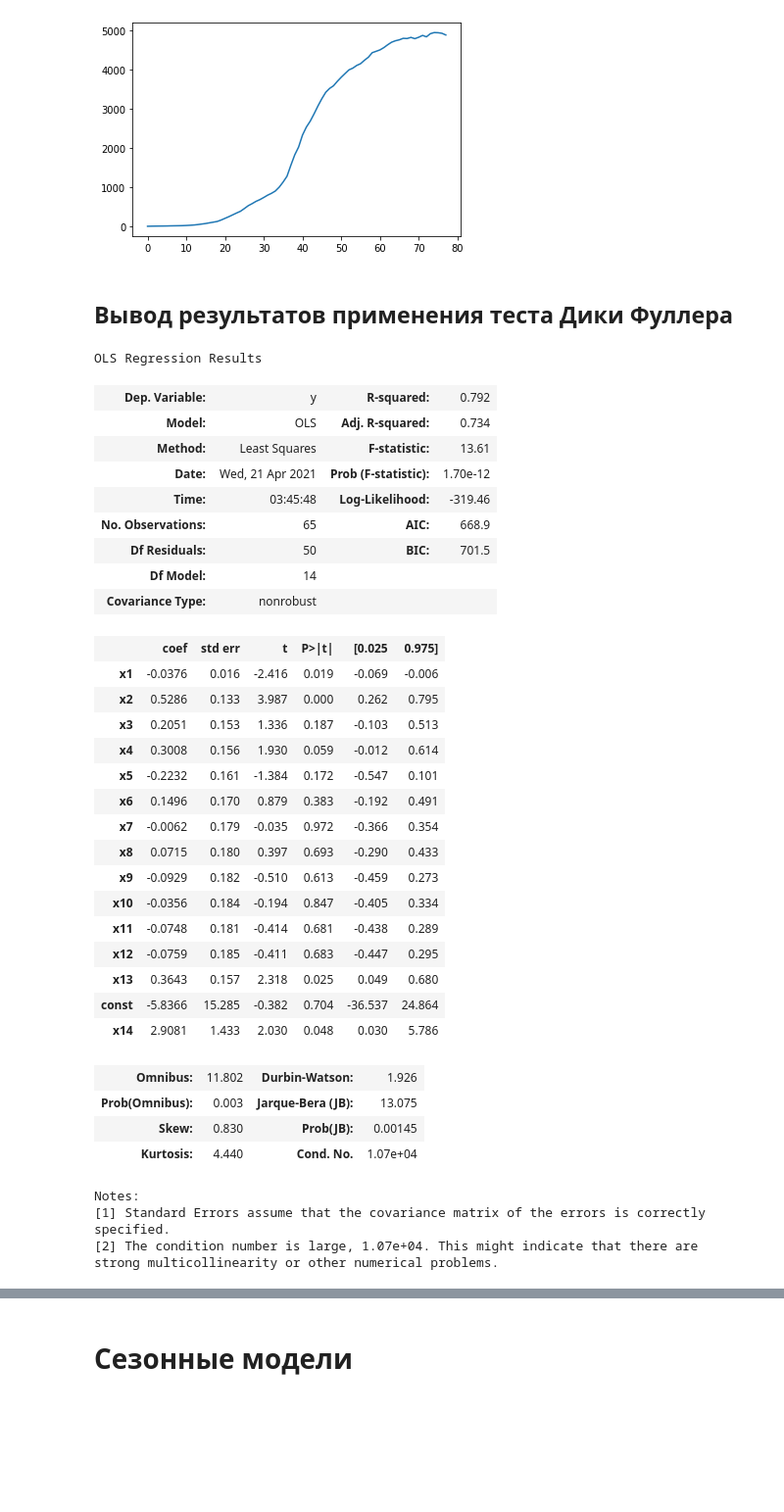
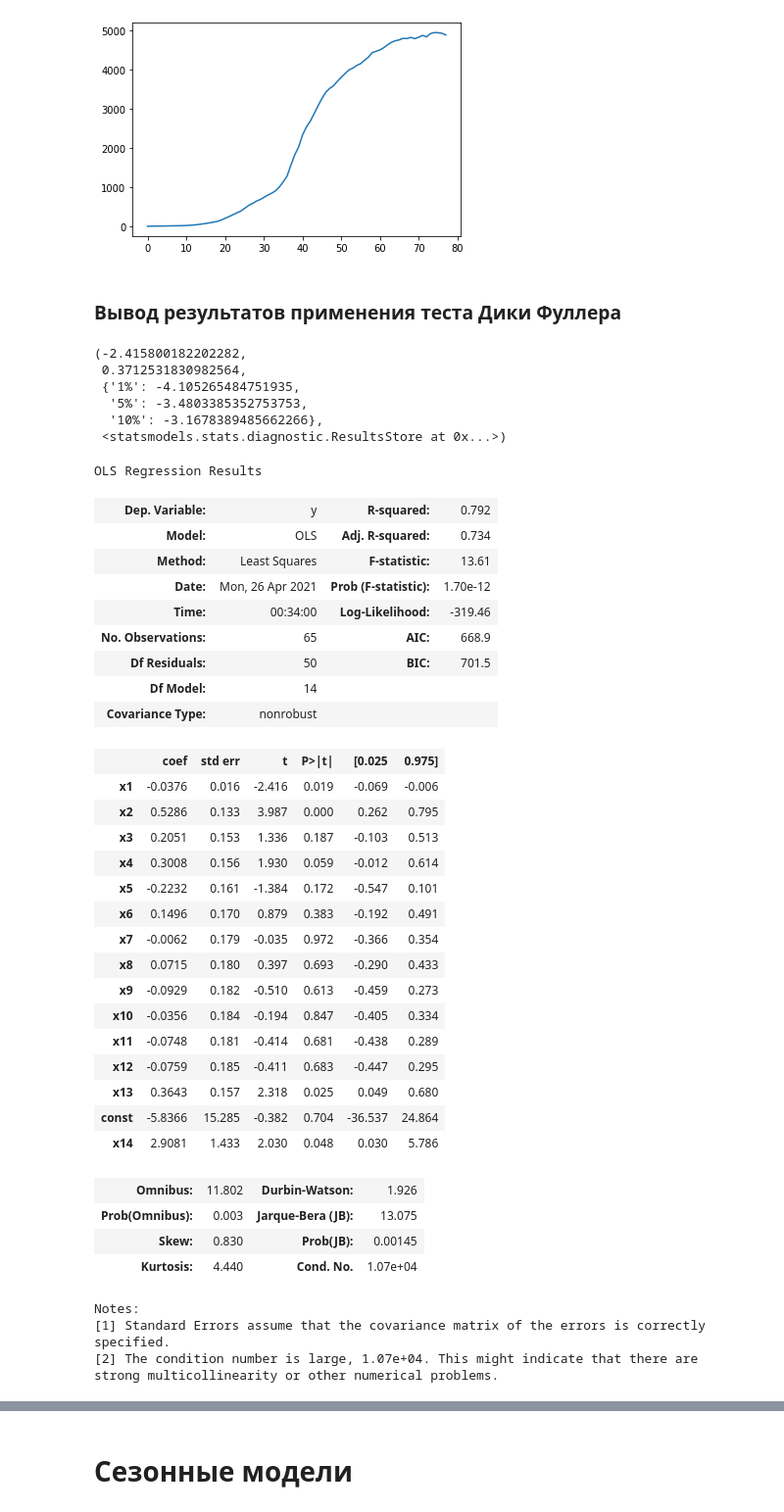
Before and after one commit to EkT1oN/tris, a Jupyter notebook: lab2.ipynb, the cells around one changed output, grey strips where cells are left out. Shown at 98% size. Cells and saved outputs as stored; diff of their text form; code cells hidden in the pictures; blank space fills up the shorter version.

```diff
--- a/lab2.ipynb
+++ b/lab2.ipynb
@@ -51,17 +50,24 @@ plt.plot(X)
 [<matplotlib.lines.Line2D at 0x...>]
 [figure]
 # %% [markdown]
-## Вывод результатов применения теста Дики Фуллера
+### Вывод результатов применения теста Дики Фуллера
 # %%
 result = adfuller(X, maxlag=None, regression='ct', autolag='t-stat', store=False, regresults=True)
+display(result)
 result[3].__dict__['resols'].summary()
 # %% [output]
-OLS Regression Results
+(-2.415800182202282,
+ 0.3712531830982564,
+ {'1%': -4.105265484751935,
+  '5%': -3.4803385352753753,
+  '10%': -3.1678389485662266},
+ <statsmodels.stats.diagnostic.ResultsStore at 0x...>)
+OLS Regression Results
 | Dep. Variable: | y | R-squared: | 0.792 |
 | Model: | OLS | Adj. R-squared: | 0.734 |
 | Method: | Least Squares | F-statistic: | 13.61 |
-| Date: | Wed, 21 Apr 2021 | Prob (F-statistic): | 1.70e-12 |
-| Time: | 03:45:48 | Log-Likelihood: | -319.46 |
+| Date: | Mon, 26 Apr 2021 | Prob (F-statistic): | 1.70e-12 |
+| Time: | 00:34:00 | Log-Likelihood: | -319.46 |
 | No. Observations: | 65 | AIC: | 668.9 |
 | Df Residuals: | 50 | BIC: | 701.5 |
 | Df Model: | 14 |  |  |
@@ -86,7 +92,7 @@ OLS Regression Results
 | Prob(Omnibus): | 0.003 | Jarque-Bera (JB): | 13.075 |
 | Skew: | 0.830 | Prob(JB): | 0.00145 |
 | Kurtosis: | 4.440 | Cond. No. | 1.07e+04 |
-Notes:
-[1] Standard Errors assume that the covariance matrix of the errors is correctly specified.
-[2] The condition number is large, 1.07e+04. This might indicate that there are
-strong multicollinearity or other numerical problems.
+Notes:
+[1] Standard Errors assume that the covariance matrix of the errors is correctly specified.
+[2] The condition number is large, 1.07e+04. This might indicate that there are
+strong multicollinearity or other numerical problems.
```
Also changed, not shown: parts of 19 cells of this notebook.
